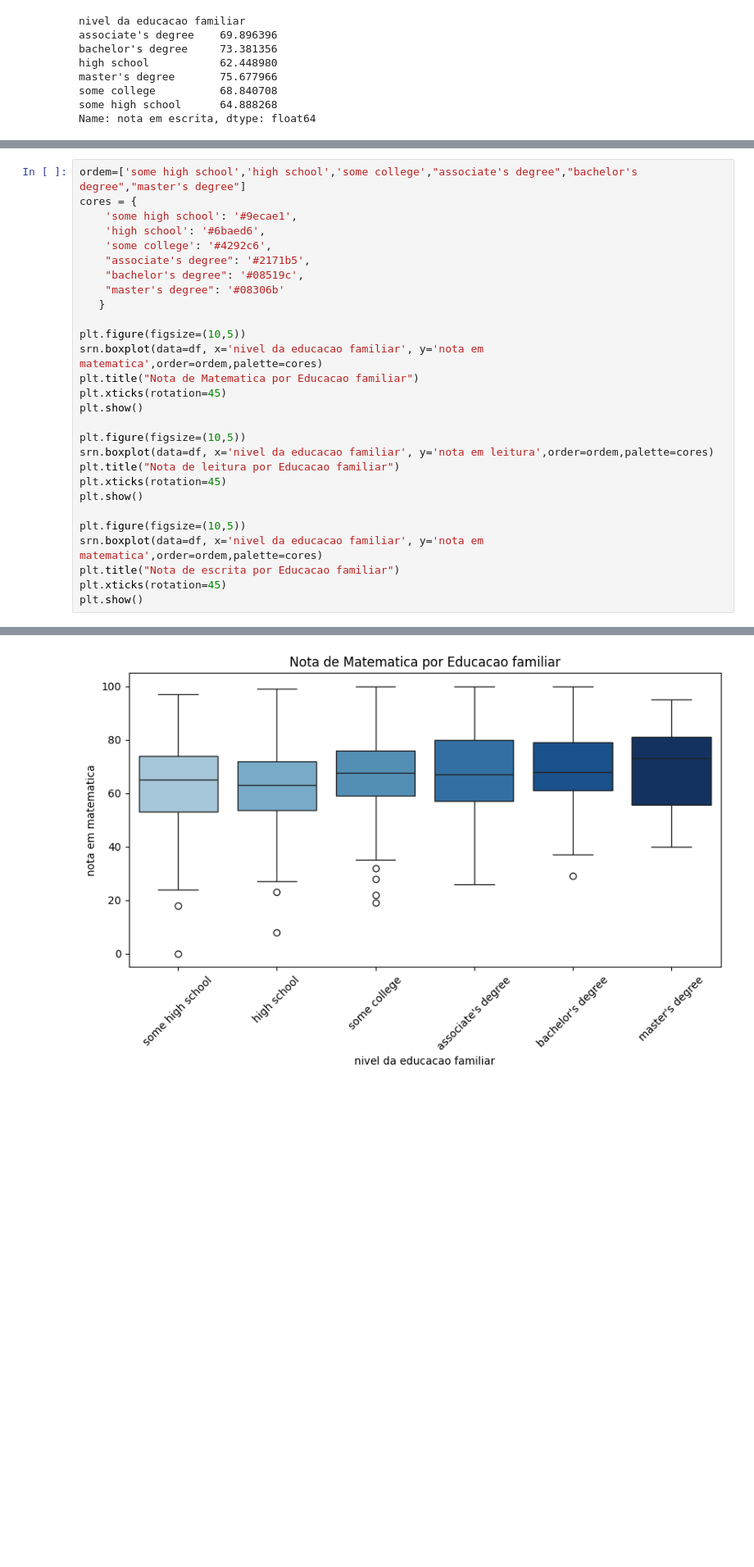
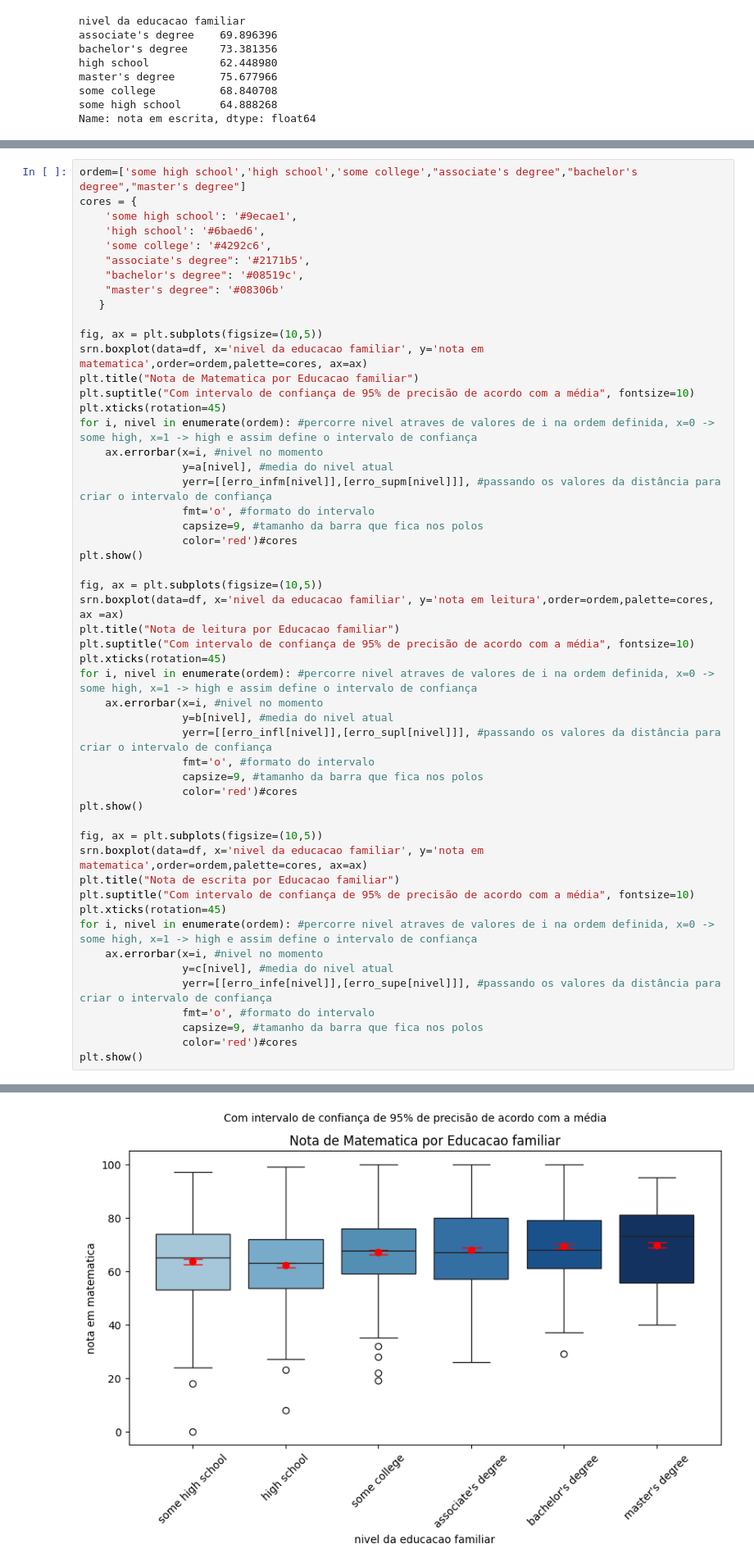
Before and after one commit to Rodrigo-Jr08/Semana-4, a Jupyter notebook: estatistica.ipynb, the cells around one changed output, grey strips where cells are left out. Shown at 82% size. Saved outputs shown, nothing was run; the diff lists cells and outputs as text; blank space fills up the shorter version.

Commit message:
Adicionando informações e intervalos de confiança para nivel de curso familiar

```diff
--- a/estatistica.ipynb
+++ b/estatistica.ipynb
@@ -353,22 +400,46 @@ cores = {
     "master's degree": '#08306b'
    }
 
-plt.figure(figsize=(10,5))
-srn.boxplot(data=df, x='nivel da educacao familiar', y='nota em matematica',order=ordem,palette=cores)
+fig, ax = plt.subplots(figsize=(10,5))
+srn.boxplot(data=df, x='nivel da educacao familiar', y='nota em matematica',order=ordem,palette=cores, ax=ax)
 plt.title("Nota de Matematica por Educacao familiar")
+plt.suptitle("Com intervalo de confiança de 95% de precisão de acordo com a média", fontsize=10)
 plt.xticks(rotation=45)
+for i, nivel in enumerate(ordem): #percorre nivel atraves de valores de i na ordem definida, x=0 -> some high, x=1 -> high e assim define o intervalo de confiança
+    ax.errorbar(x=i, #nivel no momento
+                y=a[nivel], #media do nivel atual
+                yerr=[[erro_infm[nivel]],[erro_supm[nivel]]], #passando os valores da distância para criar o intervalo de confiança
+                fmt='o', #formato do intervalo
+                capsize=9, #tamanho da barra que fica nos polos
+                color='red')#cores
 plt.show()
 
-plt.figure(figsize=(10,5))
-srn.boxplot(data=df, x='nivel da educacao familiar', y='nota em leitura',order=ordem,palette=cores)
+fig, ax = plt.subplots(figsize=(10,5))
+srn.boxplot(data=df, x='nivel da educacao familiar', y='nota em leitura',order=ordem,palette=cores, ax =ax)
 plt.title("Nota de leitura por Educacao familiar")
+plt.suptitle("Com intervalo de confiança de 95% de precisão de acordo com a média", fontsize=10)
 plt.xticks(rotation=45)
+for i, nivel in enumerate(ordem): #percorre nivel atraves de valores de i na ordem definida, x=0 -> some high, x=1 -> high e assim define o intervalo de confiança
+    ax.errorbar(x=i, #nivel no momento
+                y=b[nivel], #media do nivel atual
+                yerr=[[erro_infl[nivel]],[erro_supl[nivel]]], #passando os valores da distância para criar o intervalo de confiança
+                fmt='o', #formato do intervalo
+                capsize=9, #tamanho da barra que fica nos polos
+                color='red')#cores
 plt.show()
 
-plt.figure(figsize=(10,5))
-srn.boxplot(data=df, x='nivel da educacao familiar', y='nota em matematica',order=ordem,palette=cores)
+fig, ax = plt.subplots(figsize=(10,5))
+srn.boxplot(data=df, x='nivel da educacao familiar', y='nota em matematica',order=ordem,palette=cores, ax=ax)
 plt.title("Nota de escrita por Educacao familiar")
+plt.suptitle("Com intervalo de confiança de 95% de precisão de acordo com a média", fontsize=10)
 plt.xticks(rotation=45)
+for i, nivel in enumerate(ordem): #percorre nivel atraves de valores de i na ordem definida, x=0 -> some high, x=1 -> high e assim define o intervalo de confiança
+    ax.errorbar(x=i, #nivel no momento
+                y=c[nivel], #media do nivel atual
+                yerr=[[erro_infe[nivel]],[erro_supe[nivel]]], #passando os valores da distância para criar o intervalo de confiança
+                fmt='o', #formato do intervalo
+                capsize=9, #tamanho da barra que fica nos polos
+                color='red')#cores
 plt.show()
 # %% [output]
 Passing `palette` without assigning `hue` is deprecated and will be removed in v0.14.0. Assign the `x` variable to `hue` and set `legend=False` for the same effect.
@@ -377,3 +448,3 @@ Passing `palette` without assigning `hue` is deprecated and will be removed in v
-[figure, old version]
+[figure, new version]
 Passing `palette` without assigning `hue` is deprecated and will be removed in v0.14.0. Assign the `x` variable to `hue` and set `legend=False` for the same effect.
 
```
Also changed, not shown: parts of 3 cells of this notebook.
